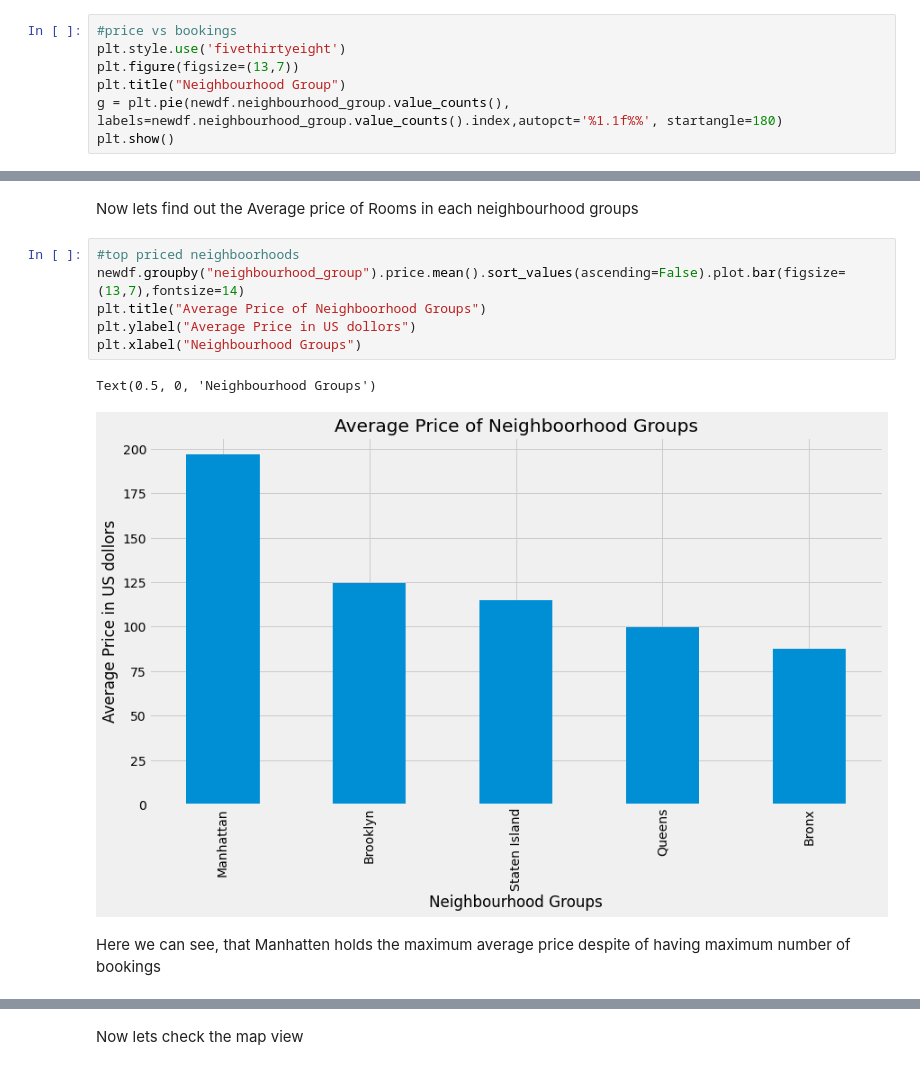
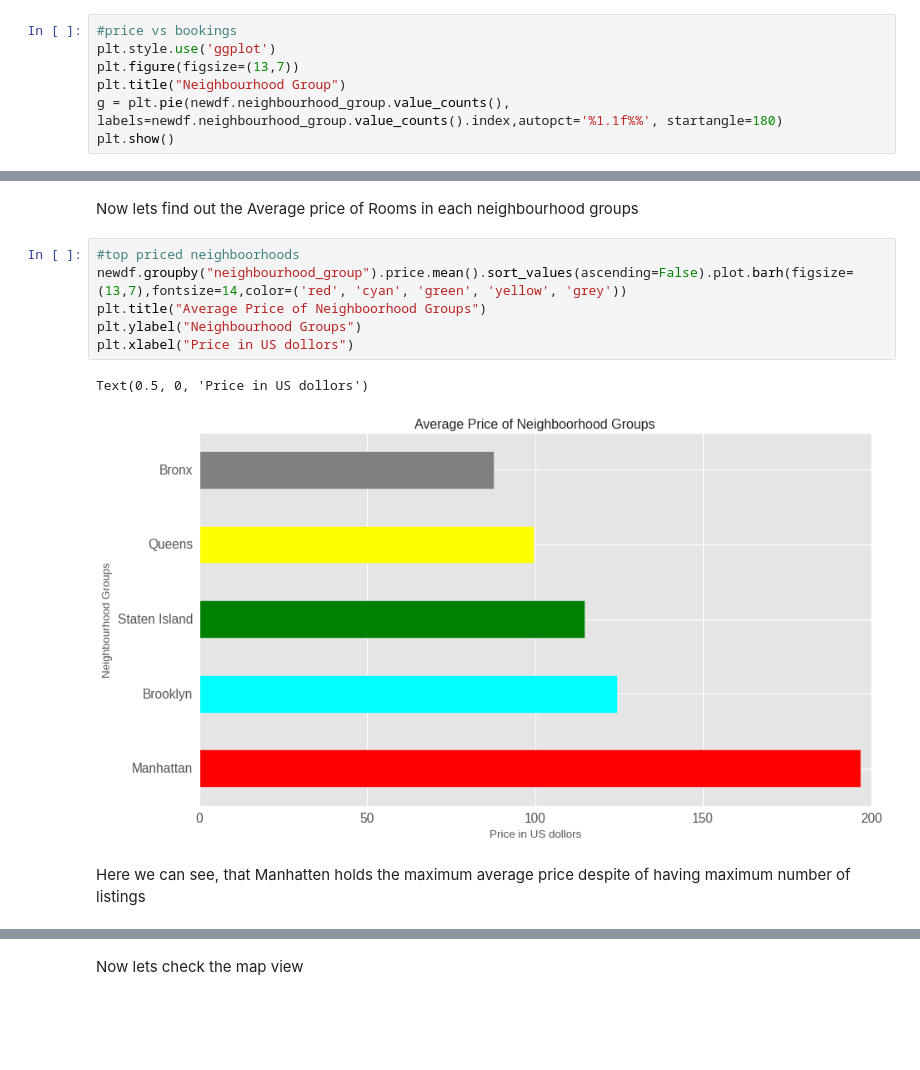
Before and after one commit to aaravpanchal/Ted-Talk-Views-Prediction-, a Jupyter notebook: EDA_AIRBNB_NYC_2019.ipynb, the cells around one changed output, grey strips where cells are left out. Drawn from its saved outputs; the diff is of its cells as text; blank space fills up the shorter version.

```diff
--- a/EDA_AIRBNB_NYC_2019.ipynb
+++ b/EDA_AIRBNB_NYC_2019.ipynb
@@ -135,7 +135,7 @@ Now our Data is clean and ready to be used for some deep analysis using data vis
 lets check the number of bookings in different neighboorhood groups
 # %%
 #price vs bookings
-plt.style.use('fivethirtyeight')
+plt.style.use('ggplot')
 plt.figure(figsize=(13,7))
 plt.title("Neighbourhood Group")
 g = plt.pie(newdf.neighbourhood_group.value_counts(), labels=newdf.neighbourhood_group.value_counts().index,autopct='%1.1f%%', startangle=180)
@@ -161,12 +164,12 @@ It was about listings basic information, now lets relove around some important f
 Now lets find out the Average price of Rooms in each neighbourhood groups
 # %%
 #top priced neighboorhoods
-newdf.groupby("neighbourhood_group").price.mean().sort_values(ascending=False).plot.bar(figsize=(13,7),fontsize=14)
+newdf.groupby("neighbourhood_group").price.mean().sort_values(ascending=False).plot.barh(figsize=(13,7),fontsize=14,color=('red', 'cyan', 'green', 'yellow', 'grey'))
 plt.title("Average Price of Neighboorhood Groups")
-plt.ylabel("Average Price in US dollors")
-plt.xlabel("Neighbourhood Groups")
+plt.ylabel("Neighbourhood Groups")
+plt.xlabel("Price in US dollors")
 # %% [output]
-Text(0.5, 0, 'Neighbourhood Groups')
+Text(0.5, 0, 'Price in US dollors')
-[figure, old version]
+[figure, new version]
 # %% [markdown]
-Here we can see, that Manhatten holds the maximum average price despite of having maximum number of bookings
+Here we can see, that Manhatten holds the maximum average price despite of having maximum number of listings
```
Also changed, not shown: parts of 16 cells of this notebook.
